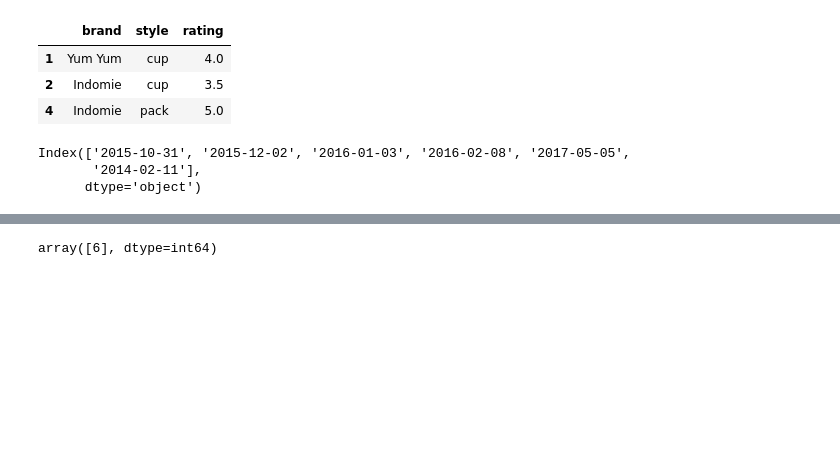
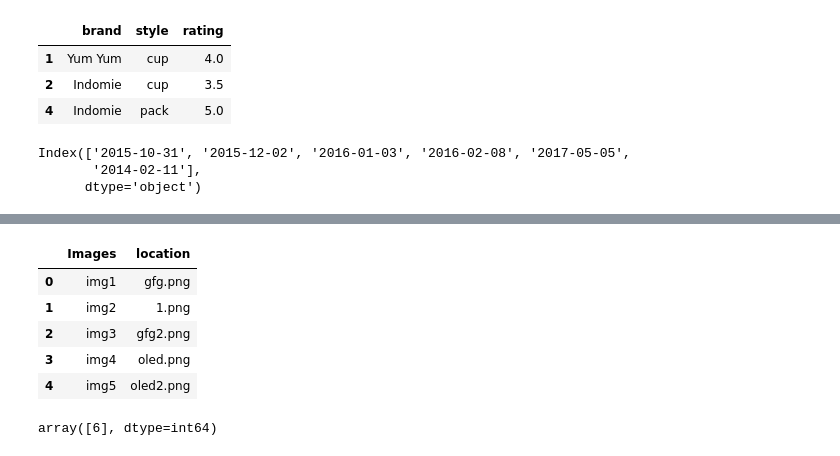
Before and after one commit to elcreek/work, a Jupyter notebook: notebooks/notebook1.ipynb, the cells around one changed output, grey strips where cells are left out. Saved outputs shown, nothing was run; the diff lists cells and outputs as text; code cells hidden in the pictures; blank space fills up the shorter version.

```diff
--- a/notebooks/notebook1.ipynb
+++ b/notebooks/notebook1.ipynb
@@ -439,37 +518,38 @@ plt.rc('font', size=14)
 # %%
 # How to create a table with clickable hyperlink to a local file in Pandas
 
-# # Step 1 : Importing required modules
-# import pandas as pd
-# import os
+# # Step 2 : Creating dataset of local path images
+dataset = [dict(Images='img1', location=r'New/gfg.png'),
+           dict(Images='img2', location=r'New/1.png'),
+           dict(Images='img3', location=r'New/gfg2.png'),
+           dict(Images='img4', location=r'New/oled.png'),
+           dict(Images='img5', location=r'New/oled2.png')]
 
-# # Step 2 : Creating dataset of local path images
-# dataset = [dict(Images='img1', location=r'New/gfg.png'),
-#            dict(Images='img2', location=r'New/1.png'),
-#            dict(Images='img3', location=r'New/gfg2.png'),
-#            dict(Images='img4', location=r'New/oled.png'),
-#            dict(Images='img5', location=r'New/oled2.png')]
-
-# # Step 3 : Converting list into dataframe
-# df = pd.DataFrame(dataset)
+df = pd.DataFrame(dataset)
 
 # # Function to convert file path into clickable form.
 
+def fun(path):
 
-# def fun(path):
+    # basename returns the final component of a path
+    # c:/folder/file.jpg ---> file.jpg
+    f_url = os.path.basename(path)
 
-#     # returns the final component of a path
-#     f_url = os.path.basename(path)
-
-#     # convert the path into clickable link
-#     return '<a href="{}">{}</a>'.format(path, f_url)
+    # convert the path into clickable link
+    return '<a href="{}">{}</a>'.format(path, f_url)
 
 
 # # applying function "fun" on column "location".
-# df = df.style.format({'location': fun})
+df = df.style.format({'location': fun})
 
-# # Step 5 : Finally printing Dataframe
-# df
+df
+# %% [output]
+|  | Images | location |
+| 0 | img1 | gfg.png |
+| 1 | img2 | 1.png |
+| 2 | img3 | gfg2.png |
+| 3 | img4 | oled.png |
+| 4 | img5 | oled2.png |
 # %%
 # df = pd.DataFrame(dict(age=[5, 6, np.NaN],born=[pd.NaT, pd.Timestamp('1939-05-27'),pd.Timestamp('1940-04-25')],
 #                    name=['Alfred', 'Batman', ''],toy=[None, 'Batmobile', 'Joker']))
```
Also changed, not shown: parts of 5 cells of this notebook, 4 other files.
